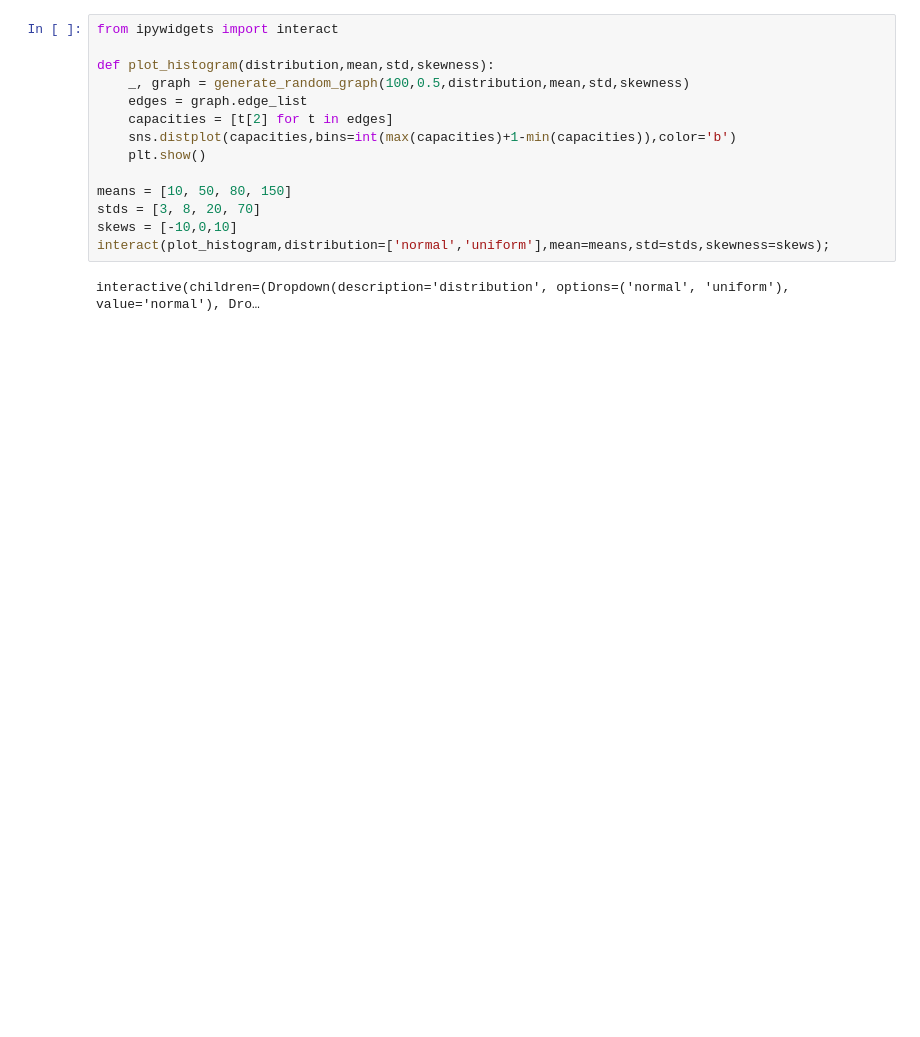
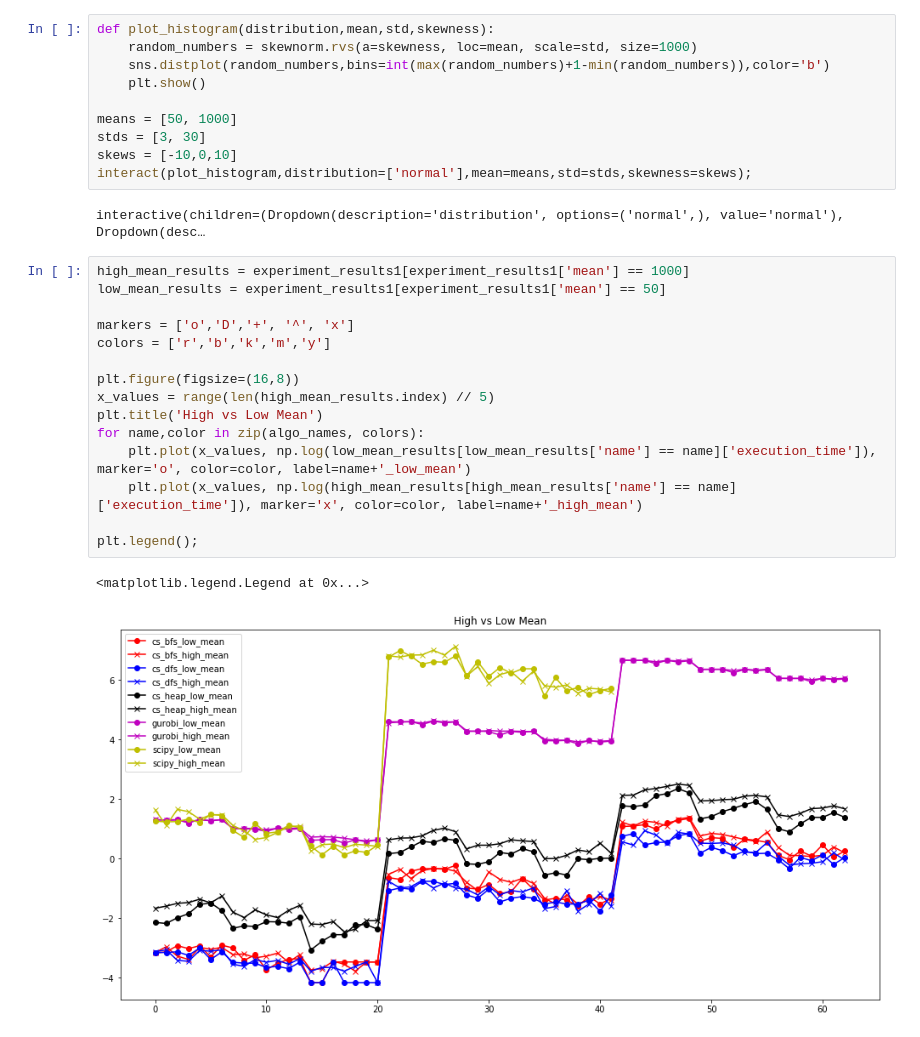
Before and after one commit to rizaozcelik/capacity-scaling, a Jupyter notebook: TermProject.ipynb, the cells around one changed output. Saved outputs shown, nothing was run; the diff lists cells and outputs as text; blank space fills up the shorter version.

```diff
--- a/TermProject.ipynb
+++ b/TermProject.ipynb
@@ -32,16 +92,30 @@ print(solve_with_capacity_scaling(graph)[0])
 # %%
-from ipywidgets import interact
-
 def plot_histogram(distribution,mean,std,skewness):
-    _, graph = generate_random_graph(100,0.5,distribution,mean,std,skewness)
-    edges = graph.edge_list
-    capacities = [t[2] for t in edges]
-    sns.distplot(capacities,bins=int(max(capacities)+1-min(capacities)),color='b')
+    random_numbers = skewnorm.rvs(a=skewness, loc=mean, scale=std, size=1000)
+    sns.distplot(random_numbers,bins=int(max(random_numbers)+1-min(random_numbers)),color='b')
     plt.show()
 
-means = [10, 50, 80, 150]
-stds = [3, 8, 20, 70]
+means = [50, 1000]
+stds = [3, 30]
 skews = [-10,0,10]
-interact(plot_histogram,distribution=['normal','uniform'],mean=means,std=stds,skewness=skews);
+interact(plot_histogram,distribution=['normal'],mean=means,std=stds,skewness=skews);
 # %% [output]
-interactive(children=(Dropdown(description='distribution', options=('normal', 'uniform'), value='normal'), Dro…
+interactive(children=(Dropdown(description='distribution', options=('normal',), value='normal'), Dropdown(desc…
+# %%
+high_mean_results = experiment_results1[experiment_results1['mean'] == 1000]
+low_mean_results = experiment_results1[experiment_results1['mean'] == 50]
+
+markers = ['o','D','+', '^', 'x']
+colors = ['r','b','k','m','y']
+
+plt.figure(figsize=(16,8))
+x_values = range(len(high_mean_results.index) // 5)
+plt.title('High vs Low Mean')
+for name,color in zip(algo_names, colors):
+    plt.plot(x_values, np.log(low_mean_results[low_mean_results['name'] == name]['execution_time']), marker='o', color=color, label=name+'_low_mean')
+    plt.plot(x_values, np.log(high_mean_results[high_mean_results['name'] == name]['execution_time']), marker='x', color=color, label=name+'_high_mean')
+
+plt.legend();
+# %% [output]
+<matplotlib.legend.Legend at 0x...>
+[figure, added]
```
Also changed, not shown: parts of 17 cells of this notebook.
